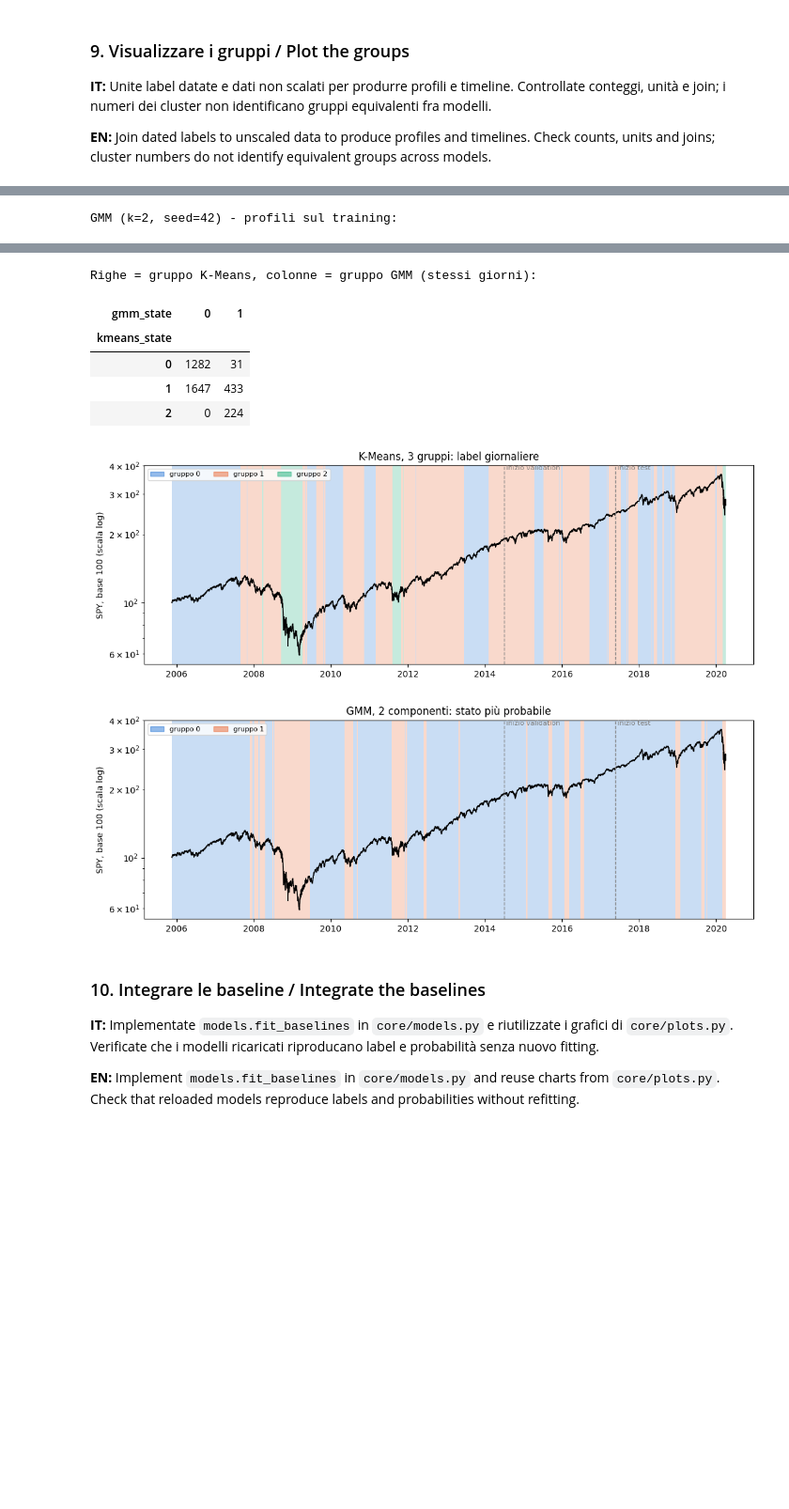
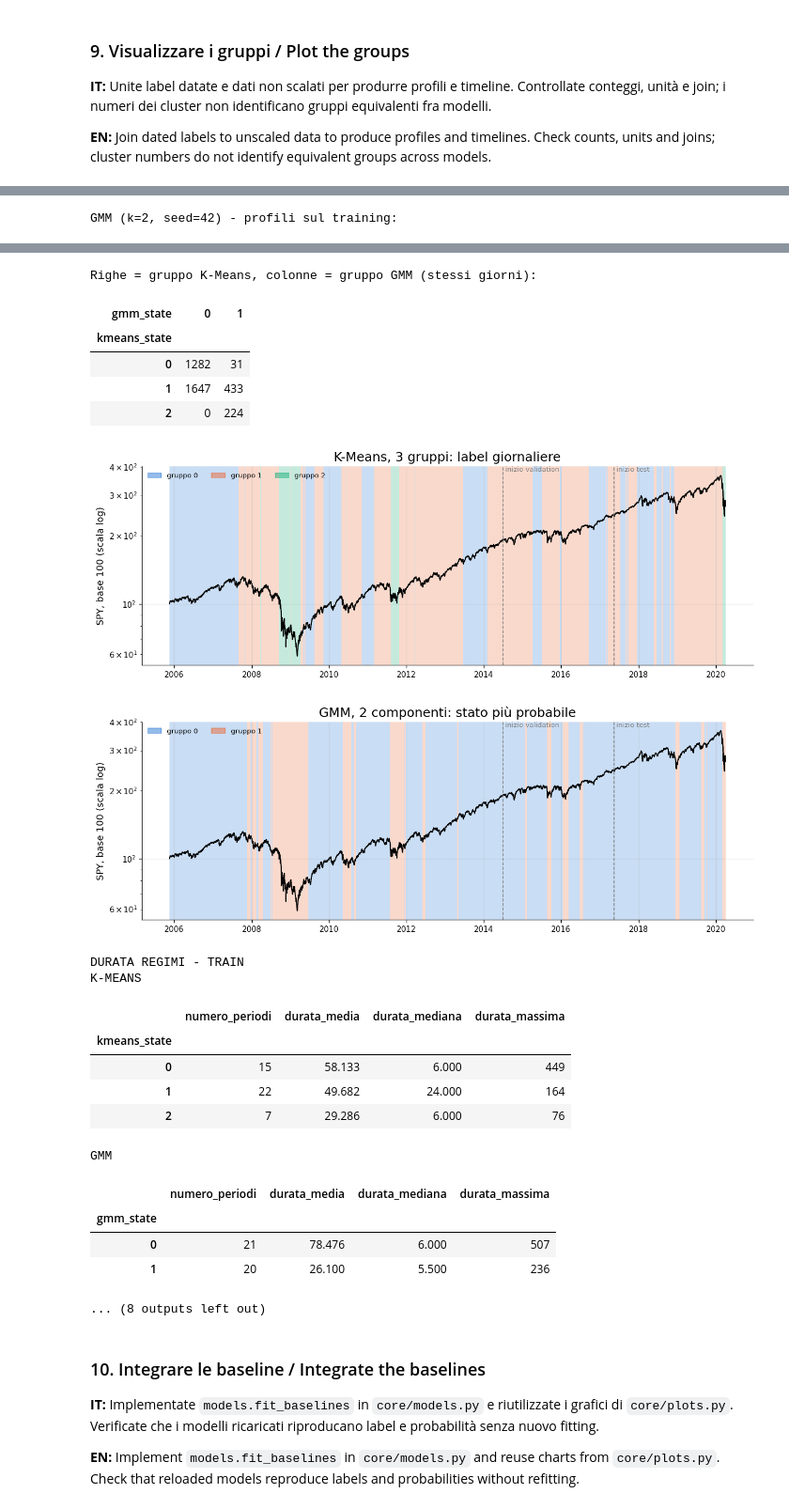
Before and after one commit to Tartaluca21/market-regime-explorer-SF, a Jupyter notebook: notebooks/02_selection_and_baselines.ipynb, the cells around one changed output, grey strips where cells are left out. Shown at 94% size. Drawn from its saved outputs; the diff is of its cells as text; code cells hidden in the pictures; blank space fills up the shorter version.

Commit message:
added a few plots + general optimization

```diff
--- a/notebooks/02_selection_and_baselines.ipynb
+++ b/notebooks/02_selection_and_baselines.ipynb
@@ -595,20 +756,63 @@ def profilo(label, blocco="train"):
     return tab
 
 print(f"K-Means (k={k_km}, seed={seed_km}) - profili sul training:")
-display(profilo(label_km).round(2).T)
+tab_profilo_km = profilo(label_km).round(2)
+display(taBella(tab_profilo_km.T))
+
 print(f"GMM (k={k_gmm}, seed={seed_gmm}) - profili sul training:")
-display(profilo(label_gmm).round(2).T)
+tab_profilo_gmm = profilo(label_gmm).round(2)
+display(taBella(tab_profilo_gmm.T))
+# I profili descrivono il comportamento medio degli asset nei diversi regimi.
+# Volatilità e drawdown aiutano a identificare condizioni di maggiore rischio,
+# mentre rendimenti e correlazioni permettono di caratterizzare il comportamento relativo delle asset class.
+# I numeri dei cluster sono identificativi interni al modello:
+# il regime 0 di K-Means non corrisponde necessariamente al regime 0 di GMM.
+
 
 # Stesso numero non vuol dire stesso gruppo: confronto giorno per giorno
 print("Righe = gruppo K-Means, colonne = gruppo GMM (stessi giorni):")
 display(pd.crosstab(label_km, label_gmm))
 
 # Timeline: SPY ricostruito dai rendimenti giornalieri, base 100
+plt.rcParams.update({
+    "figure.figsize": (14, 5),
+    "axes.titlesize": 15,
+    "axes.labelsize": 11
+})
 spy = (1 + features["equity_return"]).cumprod() * 100
 grafico_timeline_gruppi(spy, label_km, f"K-Means, {k_km} gruppi: label giornaliere", prepared["boundaries"])
+plt.tight_layout()
 plt.show()
 grafico_timeline_gruppi(spy, label_gmm, f"GMM, {k_gmm} componenti: stato più probabile", prepared["boundaries"])
+plt.tight_layout()
 plt.show()
+
+def durata_regimi(labels):
+    cambi = labels.ne(labels.shift()).cumsum()
+    durate = (
+        labels.groupby(cambi)
+        .size()
+        .groupby(labels.groupby(cambi).first())
+        .agg(["count", "mean", "median", "max"])
+    )
+    return durate.rename(columns={
+        "count": "numero_periodi",
+        "mean": "durata_media",
+        "median": "durata_mediana",
+        "max": "durata_massima"
+    })
+
+for blocco in ["train", "validation", "test"]:
+    indice = prepared["scaled_blocks"][blocco].index
+    print(f"\nDURATA REGIMI - {blocco.upper()}")
+    print("K-MEANS")
+    display(
+        durata_regimi(label_km.loc[indice])
+    )
+    print("GMM")
+    display(
+        durata_regimi(label_gmm.loc[indice])
+    )
 # %% [output]
 K-Means (k=3, seed=7) - profili sul training:
 | gruppo | 0 | 1 | 2 |
@@ -639,11 +843,24 @@ GMM (k=2, seed=42) - profili sul training:
 Righe = gruppo K-Means, colonne = gruppo GMM (stessi giorni):
 | gmm_state | 0 | 1 |
 | kmeans_state |  |  |
 | 0 | 1282 | 31 |
 | 1 | 1647 | 433 |
 | 2 | 0 | 224 |
-[figure, old version]
+[figure, new version]
-[figure, old version]
+[figure, new version]
+DURATA REGIMI - TRAIN
+K-MEANS
+|  | numero_periodi | durata_media | durata_mediana | durata_massima |
+| kmeans_state |  |  |  |  |
+| 0 | 15 | 58.133 | 6.000 | 449 |
+| 1 | 22 | 49.682 | 24.000 | 164 |
+| 2 | 7 | 29.286 | 6.000 | 76 |
+GMM
+|  | numero_periodi | durata_media | durata_mediana | durata_massima |
+| gmm_state |  |  |  |  |
+| 0 | 21 | 78.476 | 6.000 | 507 |
+| 1 | 20 | 26.100 | 5.500 | 236 |
+... (8 outputs left out)
 # %% [markdown]
 ### 10. Integrare le baseline / Integrate the baselines
 
```
Also changed, not shown: parts of 9 cells of this notebook, 2 other files.
